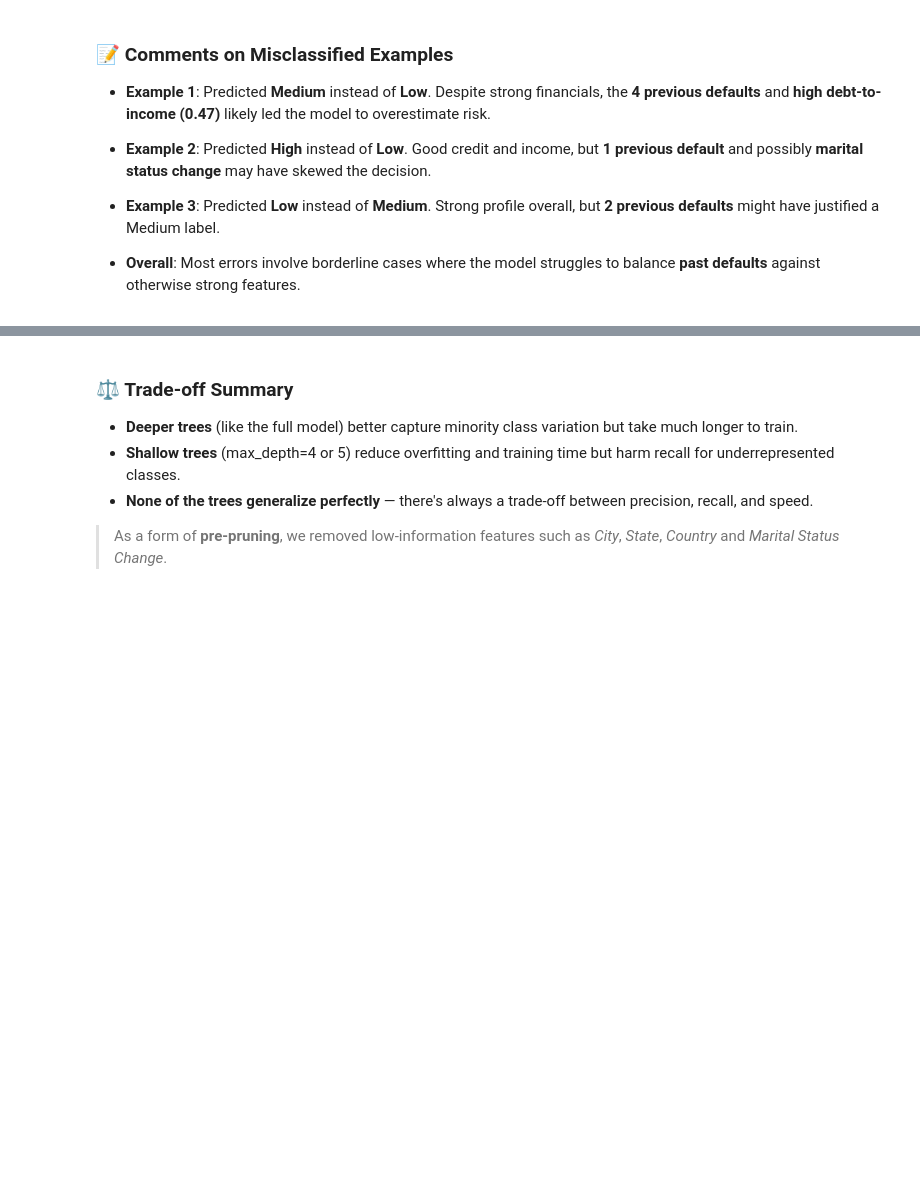
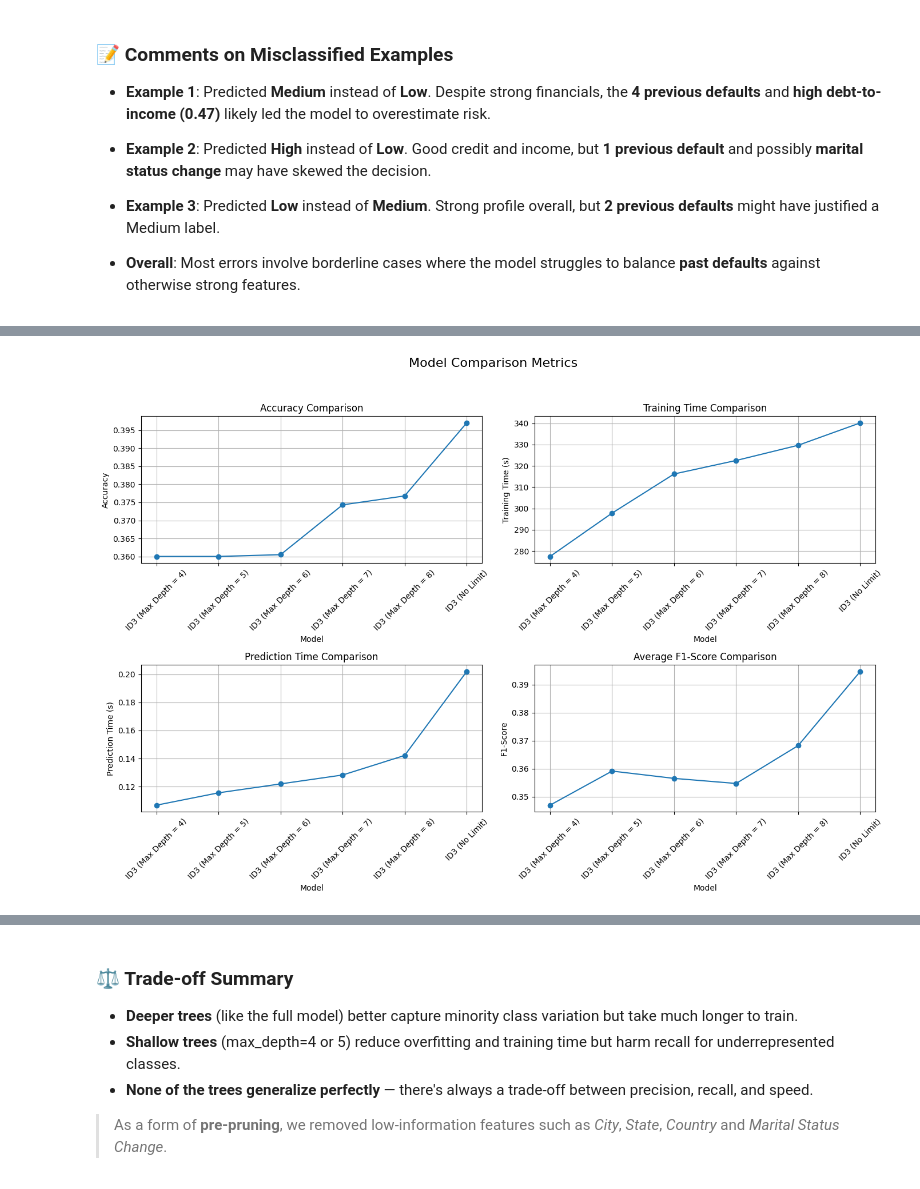
Before and after one commit to merttcetn/ML-PA2, a Jupyter notebook: assignment2.ipynb, the cells around one changed output, grey strips where cells are left out. Cells and saved outputs as stored; diff of their text form; code cells hidden in the pictures; blank space fills up the shorter version.

```diff
--- a/assignment2.ipynb
+++ b/assignment2.ipynb
@@ -885,3 +909,45 @@ acc6, tree6 = train_and_evaluate("6. ID3 (Max Depth = 8)", X_train, y_train, fea
+# %%
+# Create 2x2 grid
+fig, axes = plt.subplots(2, 2, figsize=(14, 10))
+fig.suptitle("Model Comparison Metrics", fontsize=16)
+
+# Accuracy Comparison
+axes[0, 0].plot(names, accuracies, marker='o')
+axes[0, 0].set_title('Accuracy Comparison')
+axes[0, 0].set_xlabel('Model')
+axes[0, 0].set_ylabel('Accuracy')
+axes[0, 0].tick_params(axis='x', rotation=45)
+axes[0, 0].grid(True)
+
+# Training Time Comparison
+axes[0, 1].plot(names, training_times, marker='o')
+axes[0, 1].set_title('Training Time Comparison')
+axes[0, 1].set_xlabel('Model')
+axes[0, 1].set_ylabel('Training Time (s)')
+axes[0, 1].tick_params(axis='x', rotation=45)
+axes[0, 1].grid(True)
+
+# Prediction Time Comparison
+axes[1, 0].plot(names, prediction_times, marker='o')
+axes[1, 0].set_title('Prediction Time Comparison')
+axes[1, 0].set_xlabel('Model')
+axes[1, 0].set_ylabel('Prediction Time (s)')
+axes[1, 0].tick_params(axis='x', rotation=45)
+axes[1, 0].grid(True)
+
+# Average F1-Score Comparison
+axes[1, 1].plot(names, f1_scores, marker='o')
+axes[1, 1].set_title('Average F1-Score Comparison')
+axes[1, 1].set_xlabel('Model')
+axes[1, 1].set_ylabel('F1-Score')
+axes[1, 1].tick_params(axis='x', rotation=45)
+axes[1, 1].grid(True)
+
+# Adjust layout
+plt.tight_layout(rect=[0, 0.03, 1, 0.95])
+plt.show()
+# %% [output]
+[figure, added]
 # %%
 # Save predictions for all models
 y_preds = [
```
Also changed, not shown: parts of 19 cells of this notebook, 1 other file.
